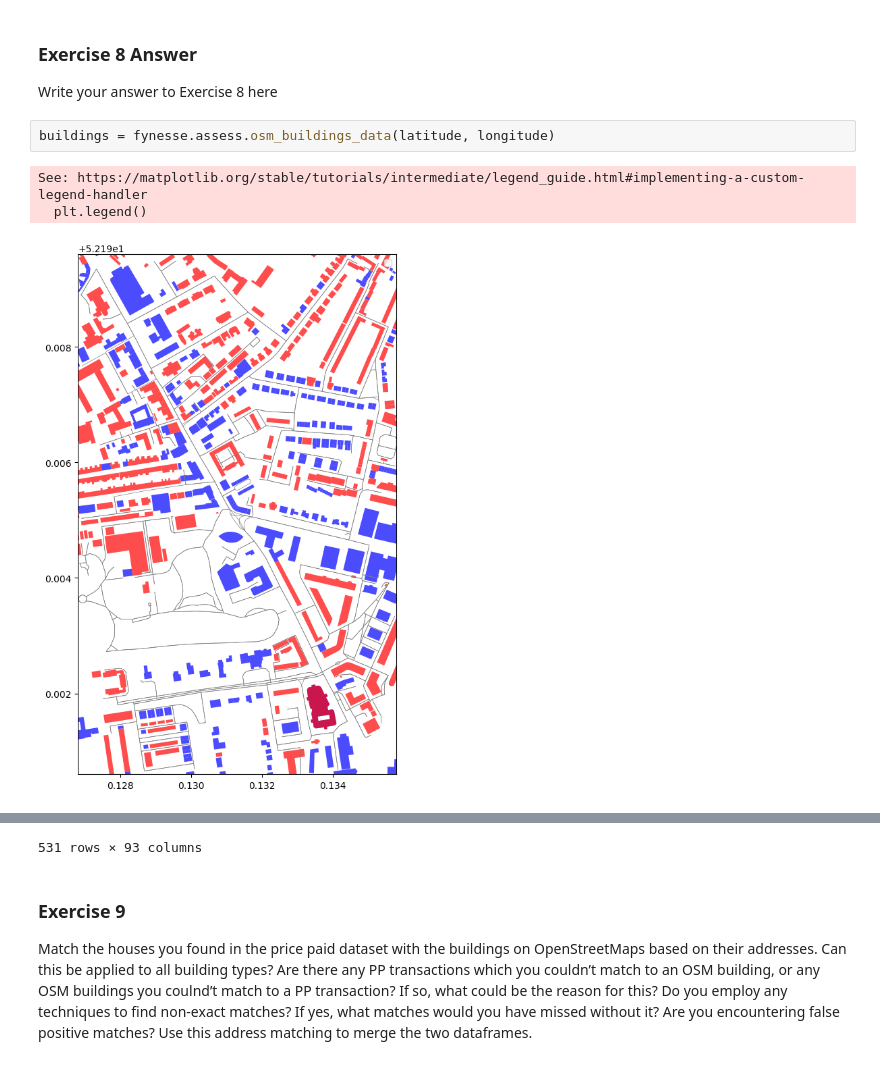
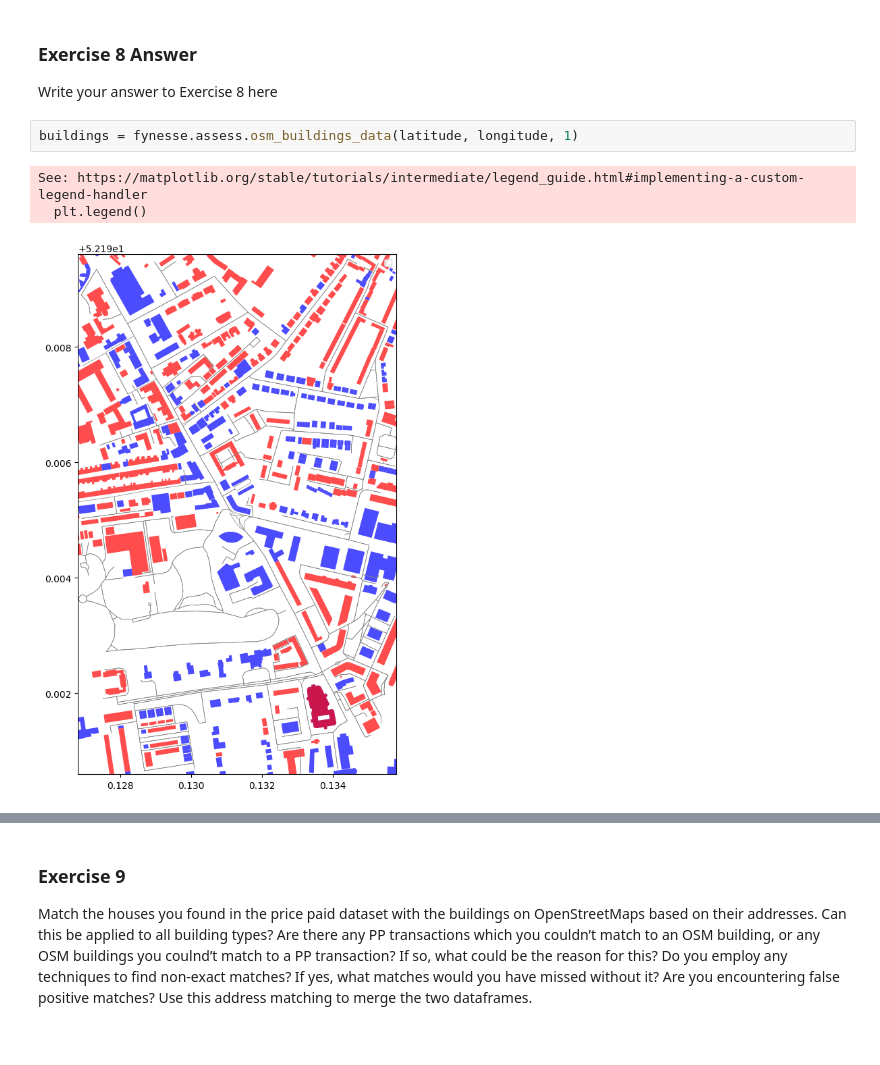
Before and after one commit to Var1377/vl331_ads_2024, a Jupyter notebook: _notebooks/02-access-assess-geospatial.ipynb, the cells around one changed output, grey strips where cells are left out. Saved outputs shown, nothing was run; the diff lists cells and outputs as text.

```diff
--- a/_notebooks/02-access-assess-geospatial.ipynb
+++ b/_notebooks/02-access-assess-geospatial.ipynb
@@ -839,8 +842,8 @@ buildings with addresses and the ones without.
 
 Write your answer to Exercise 8 here
 # %%
-buildings = fynesse.assess.osm_buildings_data(latitude, longitude)
+buildings = fynesse.assess.osm_buildings_data(latitude, longitude, 1)
 # %% [output]
 See: https://matplotlib.org/stable/tutorials/intermediate/legend_guide.html#implementing-a-custom-legend-handler
   plt.legend()
-[figure, old version]
+[figure, new version]
@@ -860,4 +850,3 @@ See: https://matplotlib.org/stable/tutorials/intermediate/legend_guide.html#impl
-531 rows × 93 columns
 # %% [markdown]
 ### Exercise 9
 
```
Also changed, not shown: parts of 13 cells of this notebook, 40 other files.
